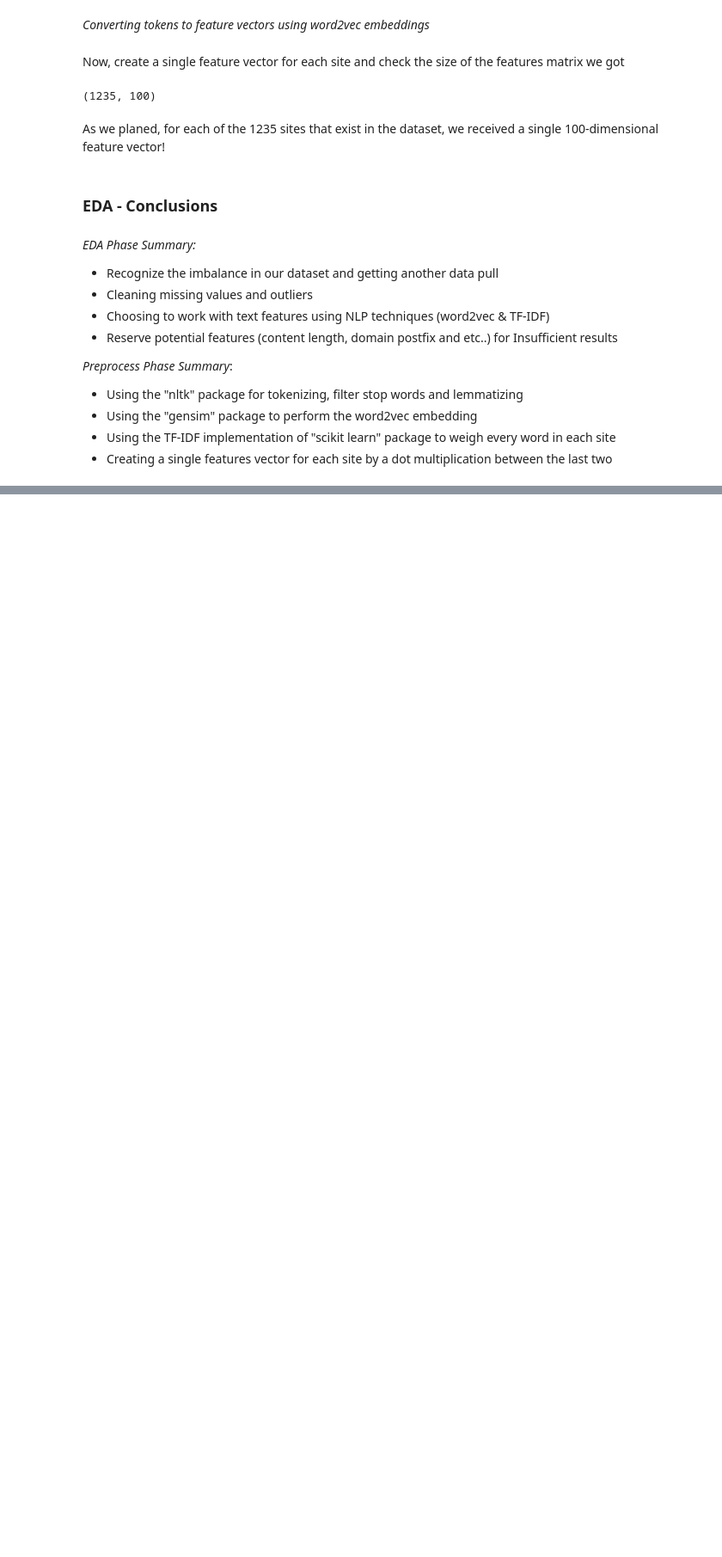
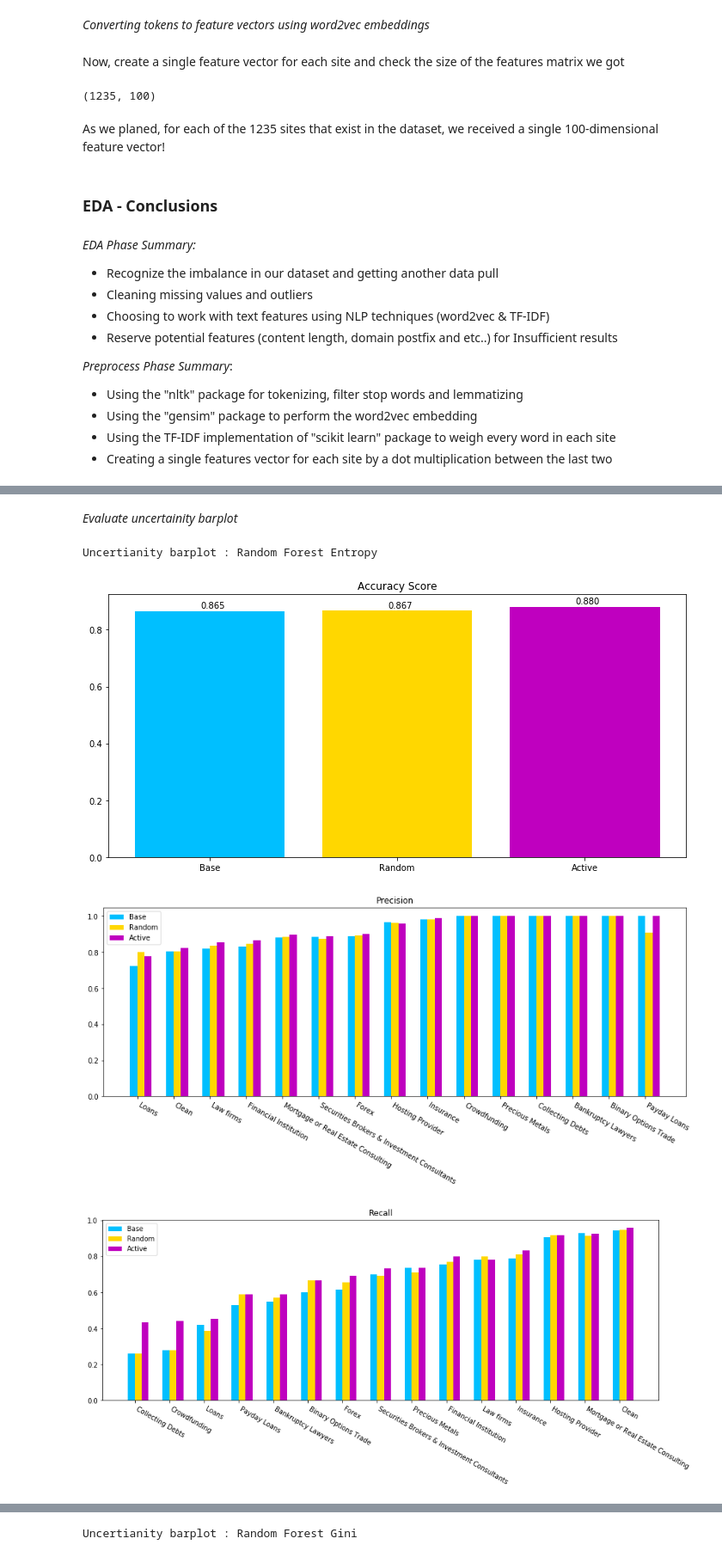
Before and after one commit to DanielEiny/Classification-Feedback-Loop-PoC, a Jupyter notebook: ProjectPaper.ipynb, the cells around one changed output, grey strips where cells are left out. Shown at 86% size. Saved outputs shown, nothing was run; the diff lists cells and outputs as text; code cells hidden in the pictures; blank space fills up the shorter version.

```diff
--- a/ProjectPaper.ipynb
+++ b/ProjectPaper.ipynb
@@ -726,0 +955,7 @@ thanks
+# %%
+# IMPORTANT: for large queries_nubmer can take a long runtime
+queries['Uncertainty'] = {}
+for clf_name,clf in available_classifiers.items():
+    print('Uncertainty Querying using {}'.format(clf_name))
+    queries['Uncertainty'][clf_name] = query_by_uncertainty(clf, queries_number, x_pool_1, y_pool_1,
+                                               query_strategy=QUERY_TYPE)
@@ -726,0 +971,7 @@ thanks
+# %%
+# IMPORTANT: for large queries_nubmer can take a long runtime
+# IMPORTANT2: does not work with svm classifiers!
+classifiers = list(available_classifiers.values())
+print('Querying by committee using {} classifiers'.format(len(classifiers)))
+queries['Committee'] = query_by_committee(classifiers,queries_number,x_pool_1,y_pool_1,
+                                           query_strategy=QUERY_TYPE)
@@ -726,0 +983,3 @@ thanks
+# %%
+x_query,y_query = queries['Random']
+random_predicts_1 = retrain_single_query('Random', x_query, y_query)
@@ -726,0 +996,2 @@ thanks
+# %%
+uncertainty_predicts_1 = retrain_multi_queries('Uncertainity', queries['Uncertainty'])
@@ -726,0 +1019,11 @@ thanks
+# %% [markdown]
+_Evaluate uncertainity barplot_
+# %%
+for clf_name,y_base_predict in base_predicts.items():
+    print('Uncertianity barplot : {} '.format(clf_name))
+    plot_comparison_barplot(y_test, y_base_predict, random_predicts_1[clf_name], uncertainty_predicts_1[clf_name])
+# %% [output]
+Uncertianity barplot : Random Forest Entropy
+[figure, added]
+[figure, added]
+[figure, added]
@@ -726,0 +1031 @@ thanks
+Uncertianity barplot : Random Forest Gini
```
Also changed, not shown: parts of 50 cells of this notebook.
